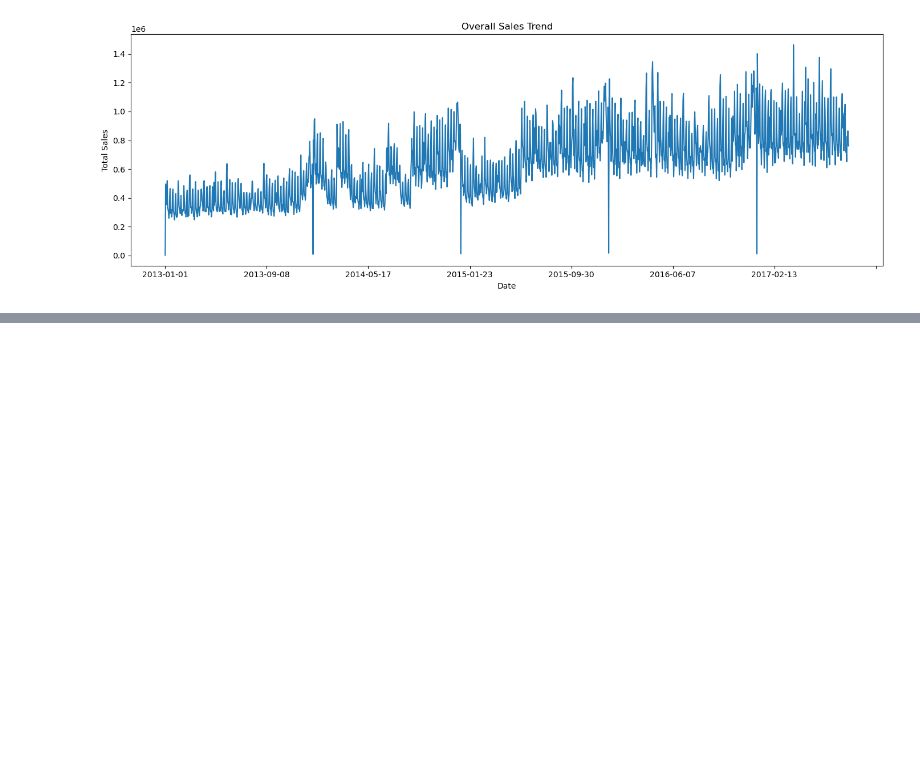
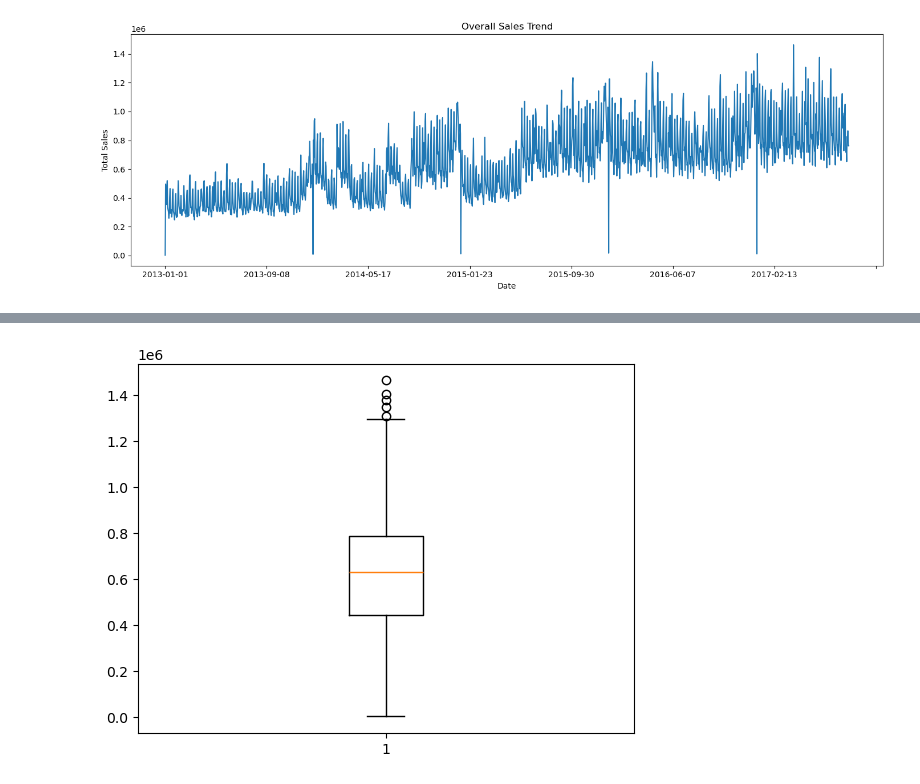
Before and after one commit to tharmpholsri/store-sales-forecasting, a Jupyter notebook: EDA.ipynb, the cells around one changed output, grey strips where cells are left out. Saved outputs shown, nothing was run; the diff lists cells and outputs as text; code cells hidden in the pictures; blank space fills up the shorter version.

```diff
--- a/EDA.ipynb
+++ b/EDA.ipynb
@@ -165,0 +205,5 @@ plt.show()
+# %%
+plt.boxplot(daily["sales"])
+plt.show()
+# %% [output]
+[figure, added]
```
Also changed, not shown: parts of 28 cells of this notebook.
